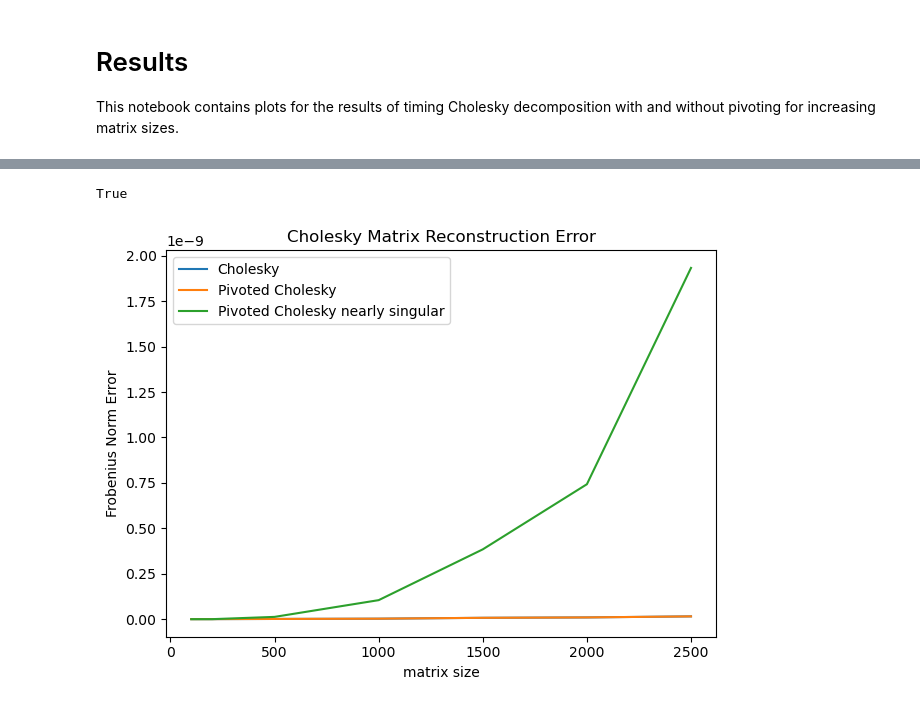
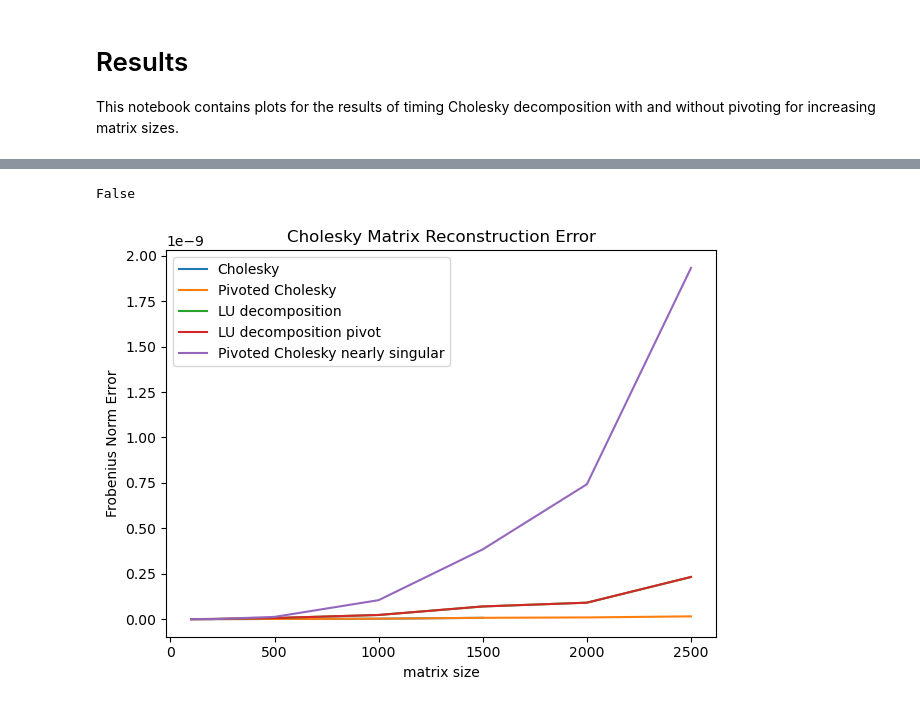
Before and after one commit to jaycee-pang/final_chem279, a Jupyter notebook: data/plots.ipynb, the cells around one changed output, grey strips where cells are left out. Drawn from its saved outputs; the diff is of its cells as text; code cells hidden in the pictures.

```diff
--- a/data/plots.ipynb
+++ b/data/plots.ipynb
@@ -76,18 +76,18 @@ sizes6, pivchol_err_sing = read_data('pivoted_cholesky_err_sing.txt')
 # %%
 print(sizes1 == sizes2)
 plt.plot(sizes1,chol1_err, label='Cholesky')
 plt.plot(sizes2, pivchol_err, label='Pivoted Cholesky')
 # plt.plot(sizes3, arma_err, label='armadillo Cholesky')
-# plt.plot(sizes4, LU_decomp_err, label='LU decomposition')
-# plt.plot(sizes5, LU_pivot_decomp_err, label='LU decomposition pivot')
+plt.plot(sizes4, LU_decomp_err, label='LU decomposition')
+plt.plot(sizes5, LU_pivot_decomp_err, label='LU decomposition pivot')
 plt.plot(sizes6, pivchol_err_sing , label='Pivoted Cholesky nearly singular')
 # plt.xlim(250,2500)
 plt.xlabel('matrix size')
 plt.ylabel('Frobenius Norm Error')
 plt.title('Cholesky Matrix Reconstruction Error')
 plt.legend()
 plt.tight_layout()
 plt.show();
 # %% [output]
-True
+False
-[figure, old version]
+[figure, new version]
```
Also changed, not shown: parts of 7 cells of this notebook, 13 other files.
